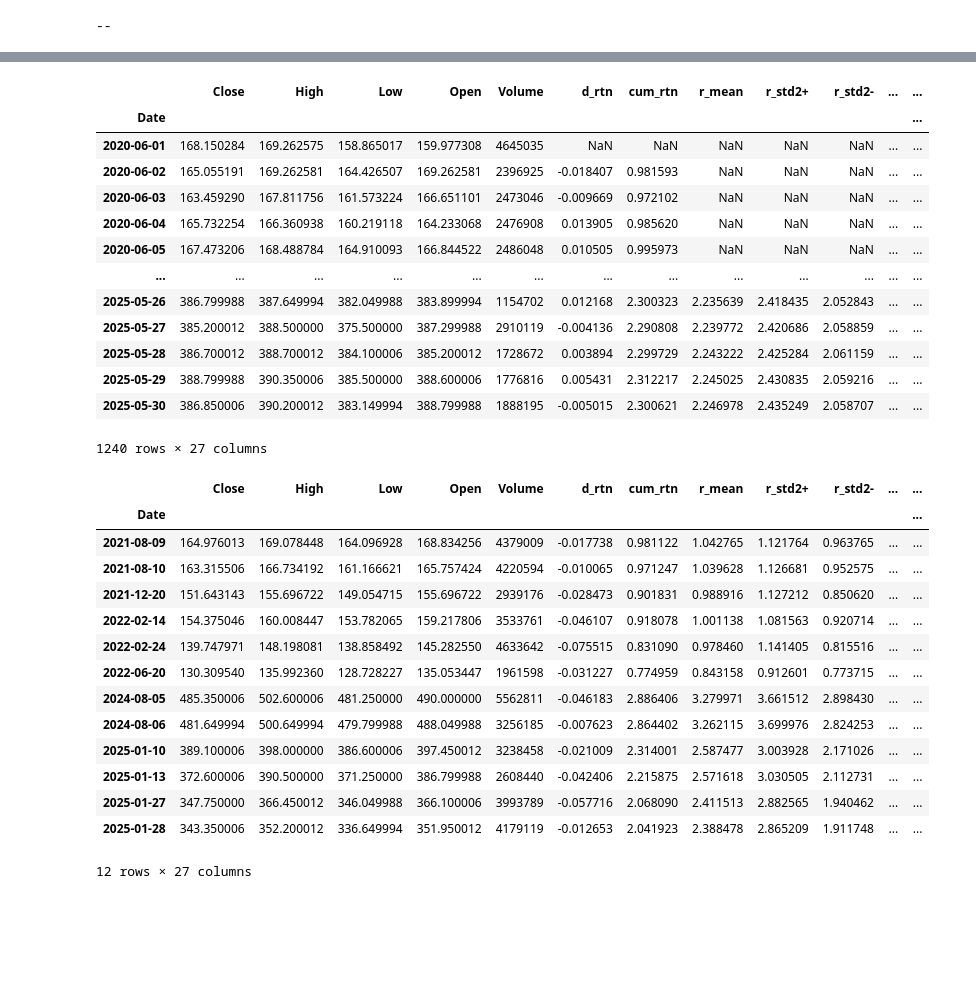
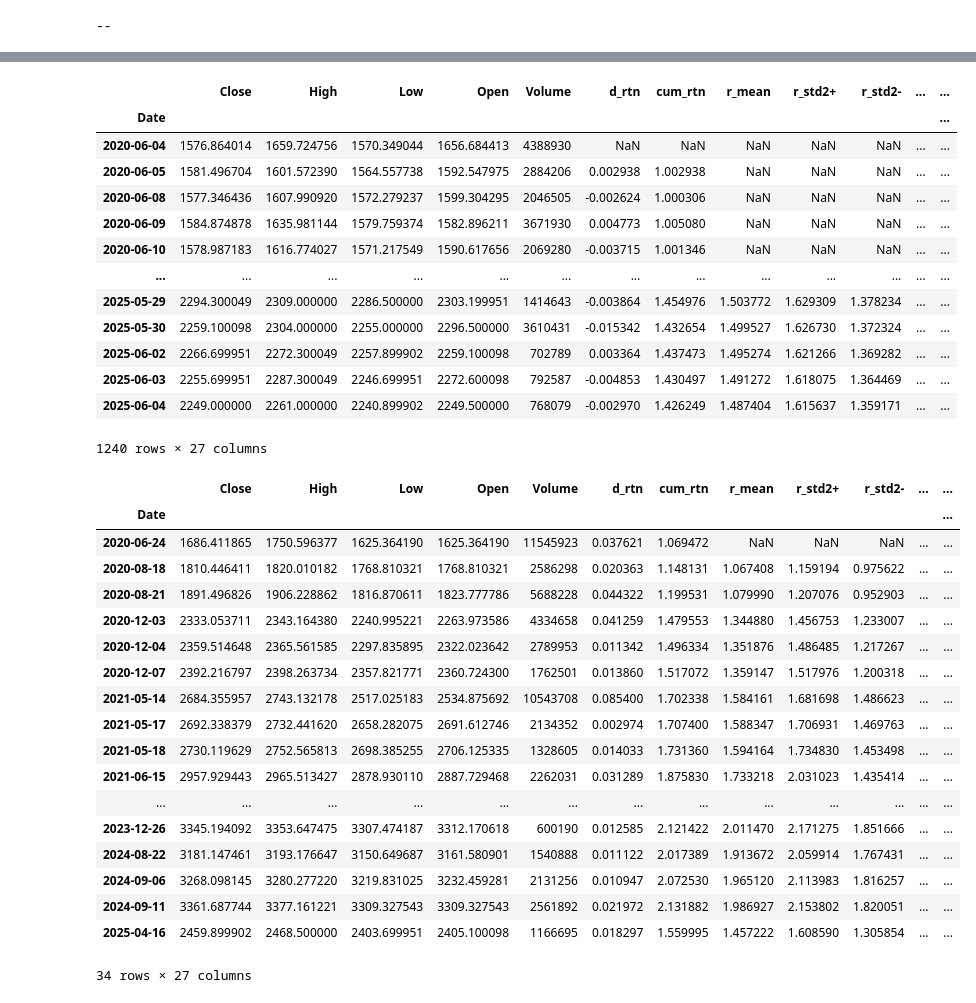
Before and after one commit to isouravsharma/AlgoQuantPi, a Jupyter notebook: Quant/SwingTrade_Strategy.ipynb, the cells around one changed output, grey strips where cells are left out. Saved outputs shown, nothing was run; the diff lists cells and outputs as text; code cells hidden in the pictures; blank space fills up the shorter version.

```diff
--- a/Quant/SwingTrade_Strategy.ipynb
+++ b/Quant/SwingTrade_Strategy.ipynb
@@ -25,7 +25,7 @@ The autoreload extension is already loaded. To reload it, use:
 ## Getting Data
 # %%
 
-tickers = ['EXIDEIND.NS']
+tickers = ['ASIANPAINT.NS']
 tickers
 
 # ['RELIANCE.NS'
@@ -151,38 +151,42 @@ data
 
  [1240 rows x 27 columns]}
 # %%
-df = data['EXIDEIND.NS']
+df = data['ASIANPAINT.NS']
 df
 # %% [output]
 |  | Close | High | Low | Open | Volume | d_rtn | cum_rtn | r_mean | r_std2+ | r_std2- | ... | ... |
 | Date |  |  |  |  |  |  |  |  |  |  |  | ... |
-| 2020-06-01 | 168.150284 | 169.262575 | 158.865017 | 159.977308 | 4645035 | NaN | NaN | NaN | NaN | NaN | ... | ... |
-| 2020-06-02 | 165.055191 | 169.262581 | 164.426507 | 169.262581 | 2396925 | -0.018407 | 0.981593 | NaN | NaN | NaN | ... | ... |
-| 2020-06-03 | 163.459290 | 167.811756 | 161.573224 | 166.651101 | 2473046 | -0.009669 | 0.972102 | NaN | NaN | NaN | ... | ... |
-| 2020-06-04 | 165.732254 | 166.360938 | 160.219118 | 164.233068 | 2476908 | 0.013905 | 0.985620 | NaN | NaN | NaN | ... | ... |
-| 2020-06-05 | 167.473206 | 168.488784 | 164.910093 | 166.844522 | 2486048 | 0.010505 | 0.995973 | NaN | NaN | NaN | ... | ... |
+| 2020-06-04 | 1576.864014 | 1659.724756 | 1570.349044 | 1656.684413 | 4388930 | NaN | NaN | NaN | NaN | NaN | ... | ... |
+| 2020-06-05 | 1581.496704 | 1601.572390 | 1564.557738 | 1592.547975 | 2884206 | 0.002938 | 1.002938 | NaN | NaN | NaN | ... | ... |
+| 2020-06-08 | 1577.346436 | 1607.990920 | 1572.279237 | 1599.304295 | 2046505 | -0.002624 | 1.000306 | NaN | NaN | NaN | ... | ... |
+| 2020-06-09 | 1584.874878 | 1635.981144 | 1579.759374 | 1582.896211 | 3671930 | 0.004773 | 1.005080 | NaN | NaN | NaN | ... | ... |
+| 2020-06-10 | 1578.987183 | 1616.774027 | 1571.217549 | 1590.617656 | 2069280 | -0.003715 | 1.001346 | NaN | NaN | NaN | ... | ... |
 | ... | ... | ... | ... | ... | ... | ... | ... | ... | ... | ... | ... | ... |
-| 2025-05-26 | 386.799988 | 387.649994 | 382.049988 | 383.899994 | 1154702 | 0.012168 | 2.300323 | 2.235639 | 2.418435 | 2.052843 | ... | ... |
-| 2025-05-27 | 385.200012 | 388.500000 | 375.500000 | 387.299988 | 2910119 | -0.004136 | 2.290808 | 2.239772 | 2.420686 | 2.058859 | ... | ... |
-| 2025-05-28 | 386.700012 | 388.700012 | 384.100006 | 385.200012 | 1728672 | 0.003894 | 2.299729 | 2.243222 | 2.425284 | 2.061159 | ... | ... |
-| 2025-05-29 | 388.799988 | 390.350006 | 385.500000 | 388.600006 | 1776816 | 0.005431 | 2.312217 | 2.245025 | 2.430835 | 2.059216 | ... | ... |
-| 2025-05-30 | 386.850006 | 390.200012 | 383.149994 | 388.799988 | 1888195 | -0.005015 | 2.300621 | 2.246978 | 2.435249 | 2.058707 | ... | ... |
+| 2025-05-29 | 2294.300049 | 2309.000000 | 2286.500000 | 2303.199951 | 1414643 | -0.003864 | 1.454976 | 1.503772 | 1.629309 | 1.378234 | ... | ... |
+| 2025-05-30 | 2259.100098 | 2304.000000 | 2255.000000 | 2296.500000 | 3610431 | -0.015342 | 1.432654 | 1.499527 | 1.626730 | 1.372324 | ... | ... |
+| 2025-06-02 | 2266.699951 | 2272.300049 | 2257.899902 | 2259.100098 | 702789 | 0.003364 | 1.437473 | 1.495274 | 1.621266 | 1.369282 | ... | ... |
+| 2025-06-03 | 2255.699951 | 2287.300049 | 2246.699951 | 2272.600098 | 792587 | -0.004853 | 1.430497 | 1.491272 | 1.618075 | 1.364469 | ... | ... |
+| 2025-06-04 | 2249.000000 | 2261.000000 | 2240.899902 | 2249.500000 | 768079 | -0.002970 | 1.426249 | 1.487404 | 1.615637 | 1.359171 | ... | ... |
 1240 rows × 27 columns
 # %%
-df.loc[df['Signal']==True]
+df.loc[df['Signal']==-1]
 # %% [output]
 |  | Close | High | Low | Open | Volume | d_rtn | cum_rtn | r_mean | r_std2+ | r_std2- | ... | ... |
 | Date |  |  |  |  |  |  |  |  |  |  |  | ... |
-| 2021-08-09 | 164.976013 | 169.078448 | 164.096928 | 168.834256 | 4379009 | -0.017738 | 0.981122 | 1.042765 | 1.121764 | 0.963765 | ... | ... |
-| 2021-08-10 | 163.315506 | 166.734192 | 161.166621 | 165.757424 | 4220594 | -0.010065 | 0.971247 | 1.039628 | 1.126681 | 0.952575 | ... | ... |
-| 2021-12-20 | 151.643143 | 155.696722 | 149.054715 | 155.696722 | 2939176 | -0.028473 | 0.901831 | 0.988916 | 1.127212 | 0.850620 | ... | ... |
-| 2022-02-14 | 154.375046 | 160.008447 | 153.782065 | 159.217806 | 3533761 | -0.046107 | 0.918078 | 1.001138 | 1.081563 | 0.920714 | ... | ... |
-| 2022-02-24 | 139.747971 | 148.198081 | 138.858492 | 145.282550 | 4633642 | -0.075515 | 0.831090 | 0.978460 | 1.141405 | 0.815516 | ... | ... |
-| 2022-06-20 | 130.309540 | 135.992360 | 128.728227 | 135.053447 | 1961598 | -0.031227 | 0.774959 | 0.843158 | 0.912601 | 0.773715 | ... | ... |
-| 2024-08-05 | 485.350006 | 502.600006 | 481.250000 | 490.000000 | 5562811 | -0.046183 | 2.886406 | 3.279971 | 3.661512 | 2.898430 | ... | ... |
-| 2024-08-06 | 481.649994 | 500.649994 | 479.799988 | 488.049988 | 3256185 | -0.007623 | 2.864402 | 3.262115 | 3.699976 | 2.824253 | ... | ... |
-| 2025-01-10 | 389.100006 | 398.000000 | 386.600006 | 397.450012 | 3238458 | -0.021009 | 2.314001 | 2.587477 | 3.003928 | 2.171026 | ... | ... |
-| 2025-01-13 | 372.600006 | 390.500000 | 371.250000 | 386.799988 | 2608440 | -0.042406 | 2.215875 | 2.571618 | 3.030505 | 2.112731 | ... | ... |
-| 2025-01-27 | 347.750000 | 366.450012 | 346.049988 | 366.100006 | 3993789 | -0.057716 | 2.068090 | 2.411513 | 2.882565 | 1.940462 | ... | ... |
-| 2025-01-28 | 343.350006 | 352.200012 | 336.649994 | 351.950012 | 4179119 | -0.012653 | 2.041923 | 2.388478 | 2.865209 | 1.911748 | ... | ... |
+| 2020-06-24 | 1686.411865 | 1750.596377 | 1625.364190 | 1625.364190 | 11545923 | 0.037621 | 1.069472 | NaN | NaN | NaN | ... | ... |
+| 2020-08-18 | 1810.446411 | 1820.010182 | 1768.810321 | 1768.810321 | 2586298 | 0.020363 | 1.148131 | 1.067408 | 1.159194 | 0.975622 | ... | ... |
+| 2020-08-21 | 1891.496826 | 1906.228862 | 1816.870611 | 1823.777786 | 5688228 | 0.044322 | 1.199531 | 1.079990 | 1.207076 | 0.952903 | ... | ... |
+| 2020-12-03 | 2333.053711 | 2343.164380 | 2240.995221 | 2263.973586 | 4334658 | 0.041259 | 1.479553 | 1.344880 | 1.456753 | 1.233007 | ... | ... |
+| 2020-12-04 | 2359.514648 | 2365.561585 | 2297.835895 | 2322.023642 | 2789953 | 0.011342 | 1.496334 | 1.351876 | 1.486485 | 1.217267 | ... | ... |
+| 2020-12-07 | 2392.216797 | 2398.263734 | 2357.821771 | 2360.724300 | 1762501 | 0.013860 | 1.517072 | 1.359147 | 1.517976 | 1.200318 | ... | ... |
+| 2021-05-14 | 2684.355957 | 2743.132178 | 2517.025183 | 2534.875692 | 10543708 | 0.085400 | 1.702338 | 1.584161 | 1.681698 | 1.486623 | ... | ... |
+| 2021-05-17 | 2692.338379 | 2732.441620 | 2658.282075 | 2691.612746 | 2134352 | 0.002974 | 1.707400 | 1.588347 | 1.706931 | 1.469763 | ... | ... |
+| 2021-05-18 | 2730.119629 | 2752.565813 | 2698.385255 | 2706.125335 | 1328605 | 0.014033 | 1.731360 | 1.594164 | 1.734830 | 1.453498 | ... | ... |
+| 2021-06-15 | 2957.929443 | 2965.513427 | 2878.930110 | 2887.729468 | 2262031 | 0.031289 | 1.875830 | 1.733218 | 2.031023 | 1.435414 | ... | ... |
+| ... | ... | ... | ... | ... | ... | ... | ... | ... | ... | ... | ... | ... |
+| 2023-12-26 | 3345.194092 | 3353.647475 | 3307.474187 | 3312.170618 | 600190 | 0.012585 | 2.121422 | 2.011470 | 2.171275 | 1.851666 | ... | ... |
+| 2024-08-22 | 3181.147461 | 3193.176647 | 3150.649687 | 3161.580901 | 1540888 | 0.011122 | 2.017389 | 1.913672 | 2.059914 | 1.767431 | ... | ... |
+| 2024-09-06 | 3268.098145 | 3280.277220 | 3219.831025 | 3232.459281 | 2131256 | 0.010947 | 2.072530 | 1.965120 | 2.113983 | 1.816257 | ... | ... |
+| 2024-09-11 | 3361.687744 | 3377.161221 | 3309.327543 | 3309.327543 | 2561892 | 0.021972 | 2.131882 | 1.986927 | 2.153802 | 1.820051 | ... | ... |
+| 2025-04-16 | 2459.899902 | 2468.500000 | 2403.699951 | 2405.100098 | 1166695 | 0.018297 | 1.559995 | 1.457222 | 1.608590 | 1.305854 | ... | ... |
-12 rows × 27 columns
+34 rows × 27 columns
```
Also changed, not shown: parts of 5 cells of this notebook, 21 other files.
